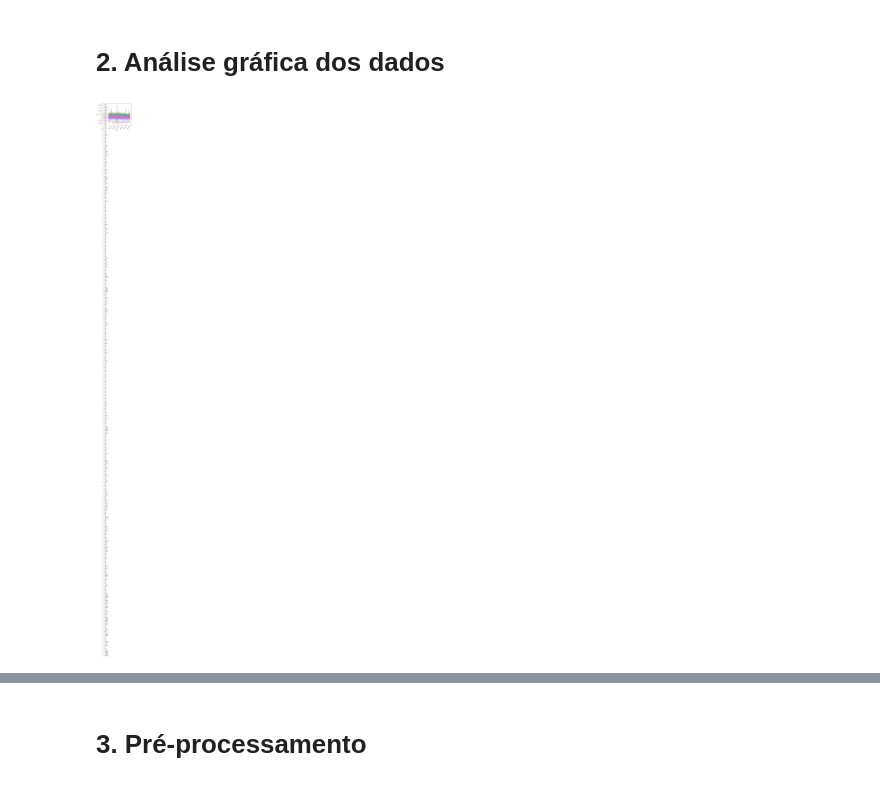
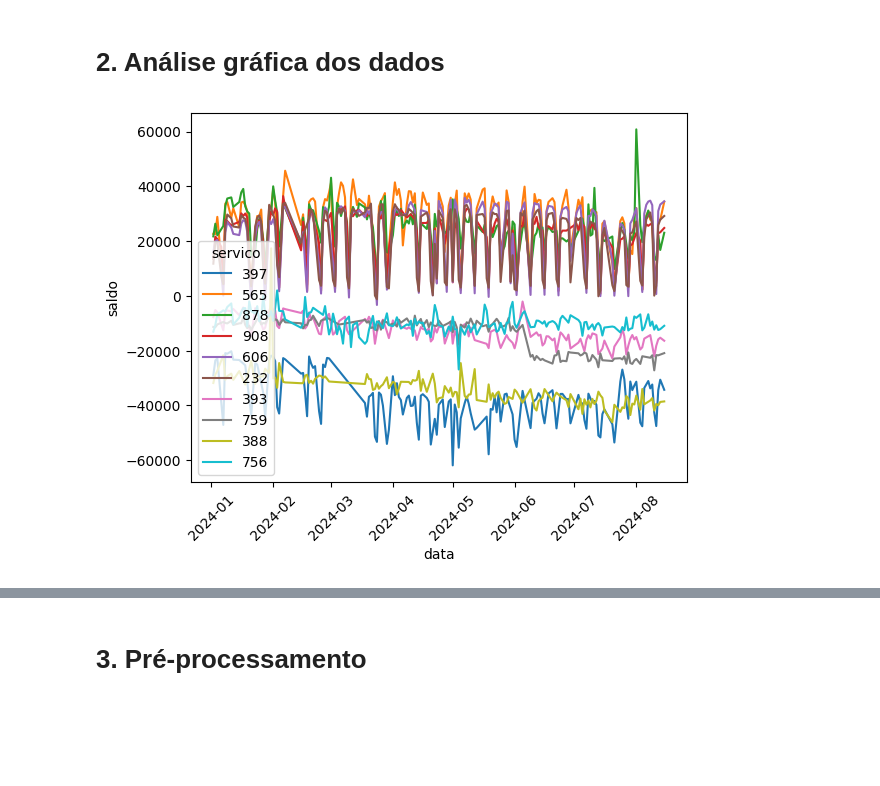
Before and after one commit to AntonioNazar/PS-2026.1, a Jupyter notebook: analise_faturamento_km.ipynb, the cells around one changed output, grey strips where cells are left out. Cells and saved outputs as stored; diff of their text form; code cells hidden in the pictures; blank space fills up the shorter version.

```diff
--- a/analise_faturamento_km.ipynb
+++ b/analise_faturamento_km.ipynb
@@ -155,12 +155,29 @@ dtypes: datetime64[us](1), float64(12), int64(1), str(5)
 memory usage: 8.7 MB
 # %% [markdown]
 # 2. Análise gráfica dos dados
+# %%
+# Calcula o total do saldo por serviço
+total_balanco = df_final.groupby('servico')['saldo'].sum()
+
+# Pega os índices dos 5 maiores serviços lucrativos
+top5 = total_balanco.nlargest(5).index
+
+# PegPega os índices dos 5 maiores serviços que dão prejuízo
+worst5 = total_balanco.nsmallest(5).index
+
+# Cria uma lista com os 5 mais lucrativos e 5 desvantajosos
+selecionar_servicos = list(top5) + list(worst5)
+
+# Filtra o dataset apenas para mostrar esses serviços
+df_final_melhores_piores = df_final[df_final['servico'].isin(selecionar_servicos)]
 # %%
-df_final['data'] = pd.to_datetime(df_final['data'])
+# Plota a um série temporal do tempo pelo saldo dos serviços
 
-sns.lineplot(data=df_final, x='data', y='saldo', hue='servico')
+df_final_melhores_piores['data'] = pd.to_datetime(df_final_melhores_piores['data'])
+
+sns.lineplot(data=df_final_melhores_piores, x='data', y='saldo', hue='servico')
 
 plt.xticks(rotation=45)
 plt.show()
 # %% [output]
-[figure, old version]
+[figure, new version]
```
Also changed, not shown: parts of 9 cells of this notebook.
